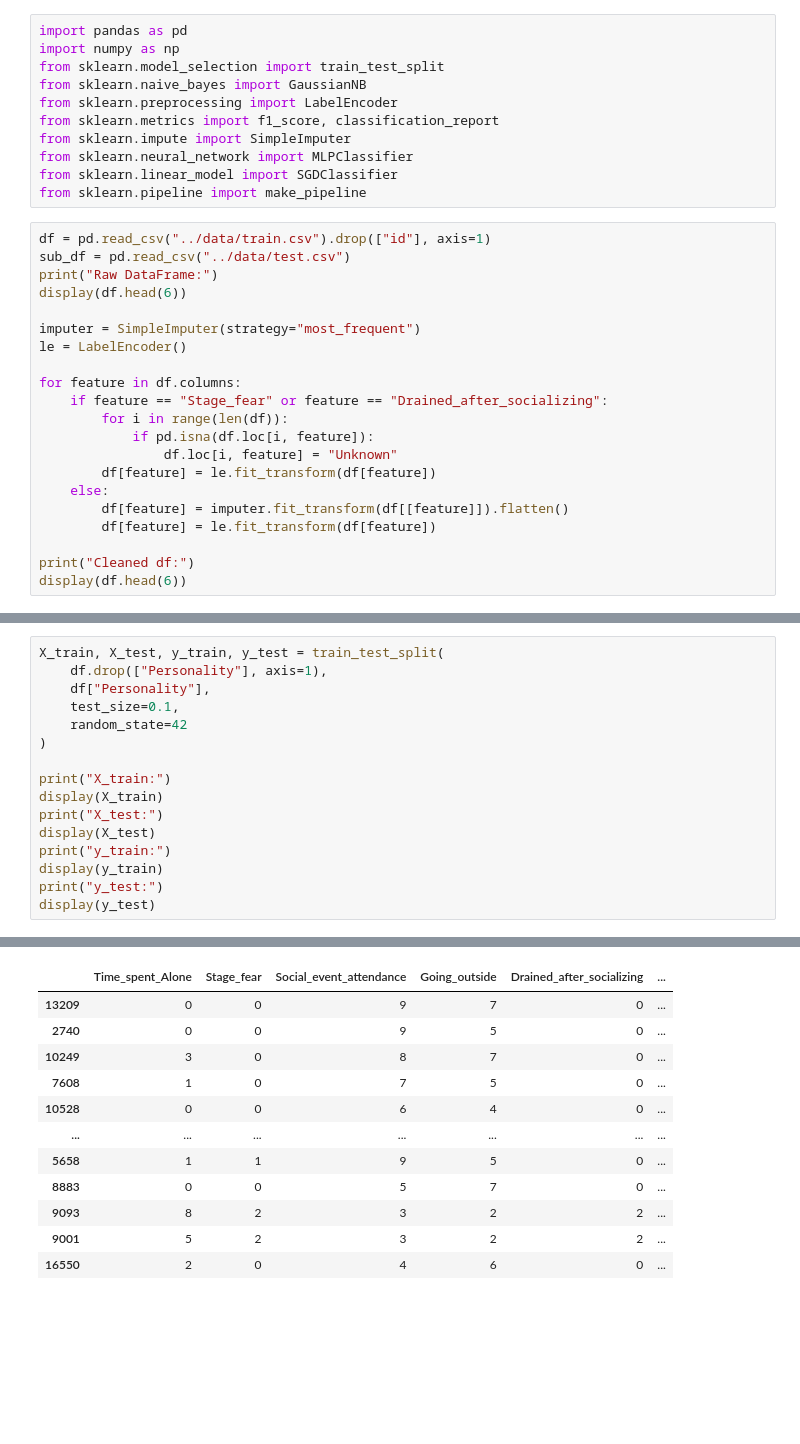
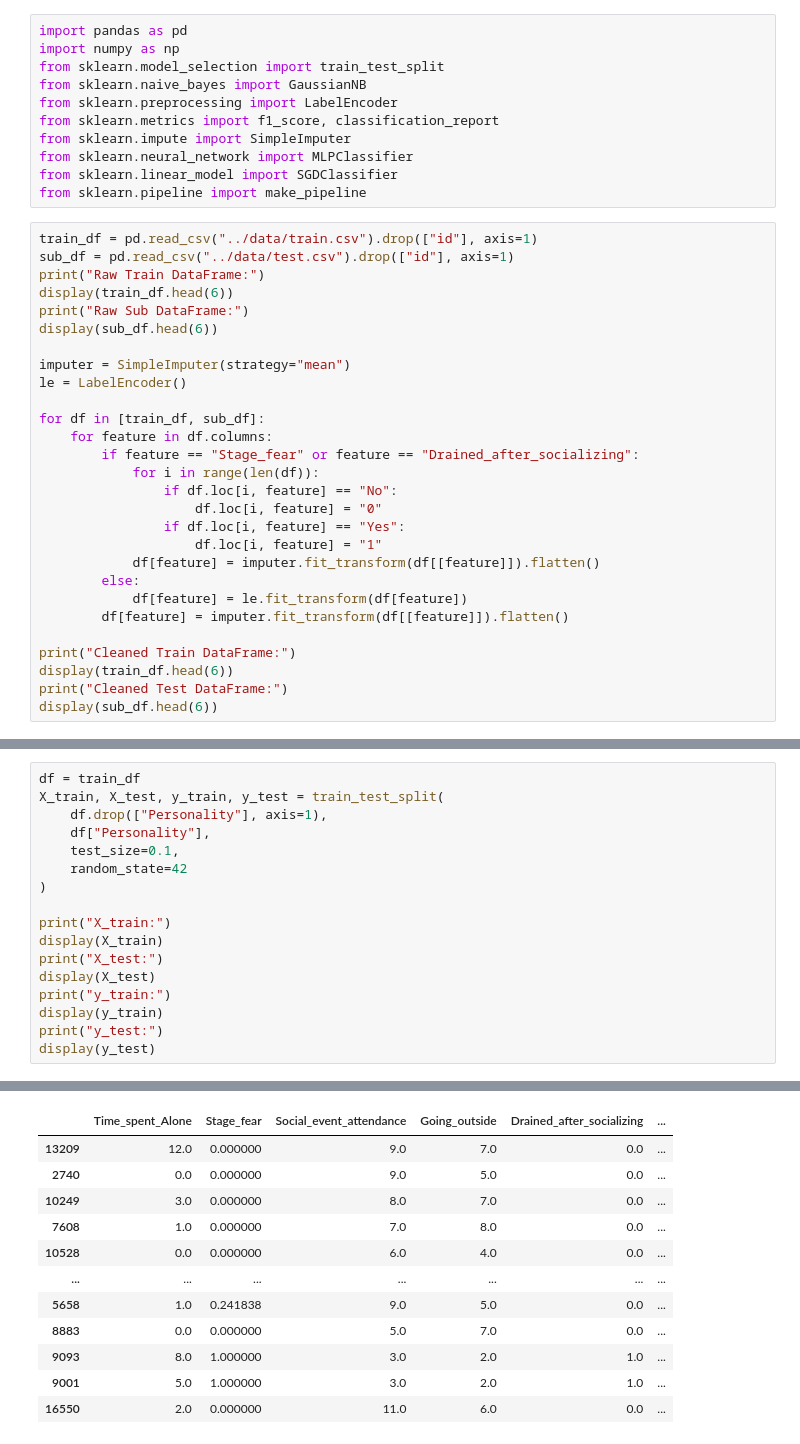
Before and after one commit to P1N60/introvert_vs_extrovert_classifier, a Jupyter notebook: notebooks/main.ipynb, the cells around one changed output, grey strips where cells are left out. Saved outputs shown, nothing was run; the diff lists cells and outputs as text; blank space fills up the shorter version.

```diff
--- a/notebooks/main.ipynb
+++ b/notebooks/main.ipynb
@@ -10,24 +10,31 @@ from sklearn.neural_network import MLPClassifier
 from sklearn.linear_model import SGDClassifier
 from sklearn.pipeline import make_pipeline
 # %%
-df = pd.read_csv("../data/train.csv").drop(["id"], axis=1)
-sub_df = pd.read_csv("../data/test.csv")
-print("Raw DataFrame:")
-display(df.head(6))
+train_df = pd.read_csv("../data/train.csv").drop(["id"], axis=1)
+sub_df = pd.read_csv("../data/test.csv").drop(["id"], axis=1)
+print("Raw Train DataFrame:")
+display(train_df.head(6))
+print("Raw Sub DataFrame:")
+display(sub_df.head(6))
 
-imputer = SimpleImputer(strategy="most_frequent")
+imputer = SimpleImputer(strategy="mean")
 le = LabelEncoder()
 
-for feature in df.columns:
-	if feature == "Stage_fear" or feature == "Drained_after_socializing":
-		for i in range(len(df)):
-			if pd.isna(df.loc[i, feature]):
-				df.loc[i, feature] = "Unknown"
-		df[feature] = le.fit_transform(df[feature])
-	else:
+for df in [train_df, sub_df]:
+	for feature in df.columns:
+		if feature == "Stage_fear" or feature == "Drained_after_socializing":
+			for i in range(len(df)):
+				if df.loc[i, feature] == "No":
+					df.loc[i, feature] = "0"
+				if df.loc[i, feature] == "Yes":
+					df.loc[i, feature] = "1"
+			df[feature] = imputer.fit_transform(df[[feature]]).flatten()
+		else:
+			df[feature] = le.fit_transform(df[feature])
 		df[feature] = imputer.fit_transform(df[[feature]]).flatten()
-		df[feature] = le.fit_transform(df[feature])
 
-print("Cleaned df:")
-display(df.head(6))
+print("Cleaned Train DataFrame:")
+display(train_df.head(6))
+print("Cleaned Test DataFrame:")
+display(sub_df.head(6))
 # %% [output]
@@ -50,4 +73,5 @@ Cleaned df:
 # %%
+df = train_df
 X_train, X_test, y_train, y_test = train_test_split(
     df.drop(["Personality"], axis=1),
     df["Personality"],
@@ -80,16 +104,16 @@ X_train:
 16671 rows × 7 columns
 X_test:
 |  | Time_spent_Alone | Stage_fear | Social_event_attendance | Going_outside | Drained_after_socializing | ... |
-| 13209 | 0 | 0 | 9 | 7 | 0 | ... |
-| 2740 | 0 | 0 | 9 | 5 | 0 | ... |
-| 10249 | 3 | 0 | 8 | 7 | 0 | ... |
-| 7608 | 1 | 0 | 7 | 5 | 0 | ... |
-| 10528 | 0 | 0 | 6 | 4 | 0 | ... |
+| 13209 | 12.0 | 0.000000 | 9.0 | 7.0 | 0.0 | ... |
+| 2740 | 0.0 | 0.000000 | 9.0 | 5.0 | 0.0 | ... |
+| 10249 | 3.0 | 0.000000 | 8.0 | 7.0 | 0.0 | ... |
+| 7608 | 1.0 | 0.000000 | 7.0 | 8.0 | 0.0 | ... |
+| 10528 | 0.0 | 0.000000 | 6.0 | 4.0 | 0.0 | ... |
 | ... | ... | ... | ... | ... | ... | ... |
-| 5658 | 1 | 1 | 9 | 5 | 0 | ... |
-| 8883 | 0 | 0 | 5 | 7 | 0 | ... |
-| 9093 | 8 | 2 | 3 | 2 | 2 | ... |
-| 9001 | 5 | 2 | 3 | 2 | 2 | ... |
-| 16550 | 2 | 0 | 4 | 6 | 0 | ... |
+| 5658 | 1.0 | 0.241838 | 9.0 | 5.0 | 0.0 | ... |
+| 8883 | 0.0 | 0.000000 | 5.0 | 7.0 | 0.0 | ... |
+| 9093 | 8.0 | 1.000000 | 3.0 | 2.0 | 1.0 | ... |
+| 9001 | 5.0 | 1.000000 | 3.0 | 2.0 | 1.0 | ... |
+| 16550 | 2.0 | 0.000000 | 11.0 | 6.0 | 0.0 | ... |
 1853 rows × 7 columns
 y_train:
```
Also changed, not shown: parts of 8 cells of this notebook, 1 other file.
